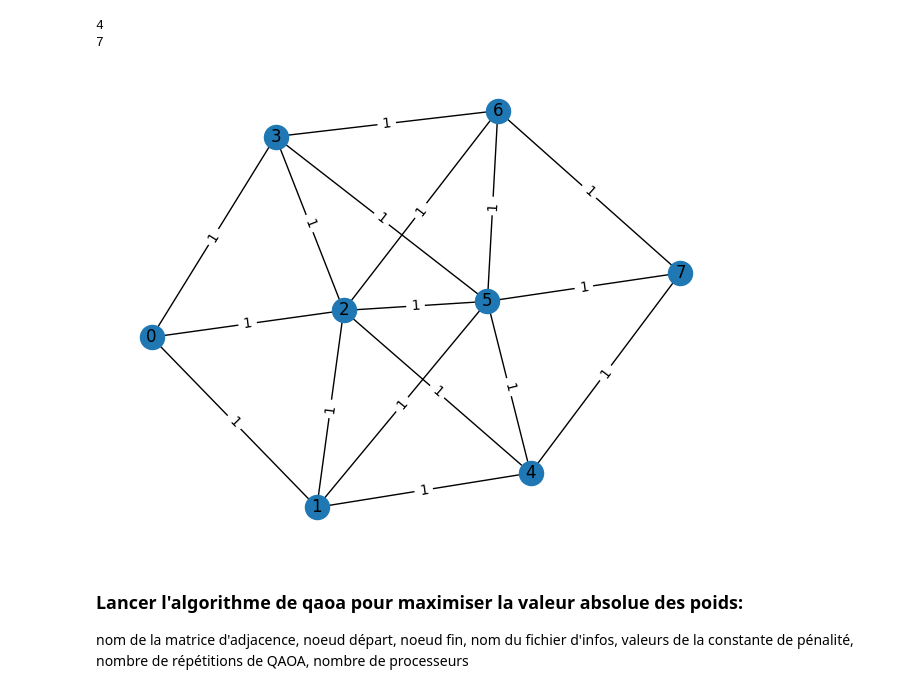
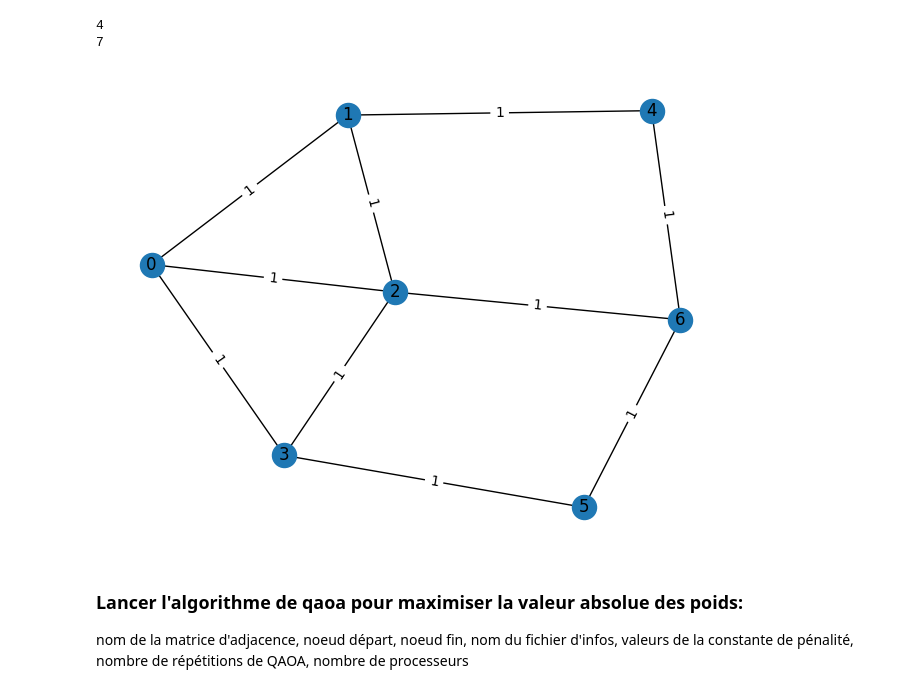
Before and after one commit to scilus/quactography, a Jupyter notebook: scripts/demo.ipynb, the cells around one changed output. Drawn from its saved outputs; the diff is of its cells as text; code cells hidden in the pictures.

Commit message:
tests on 10_edges_rand_graph graph with different optimizers, different penalty coefficient to prevent breaking starting/ending node constraints etc.

```diff
--- a/scripts/demo.ipynb
+++ b/scripts/demo.ipynb
@@ -43,10 +43,10 @@ Figure(640x480)
 4
 7
 # %%
-!python 2_draw_random_adj_matrix.py rand_graph rand_graph_visu
-display(Image(filename='rand_graph_visu.png'))
+!python 2_draw_random_adj_matrix.py 10_edges_rand_graph 10_rand_graph_visu
+display(Image(filename='10_rand_graph_visu.png'))
 # %% [output]
-[figure, old version]
+[figure, new version]
 # %% [markdown]
 ### Lancer l'algorithme de qaoa pour maximiser la valeur absolue des poids:
 
```
Also changed, not shown: parts of 4 cells of this notebook, 16 other files.
